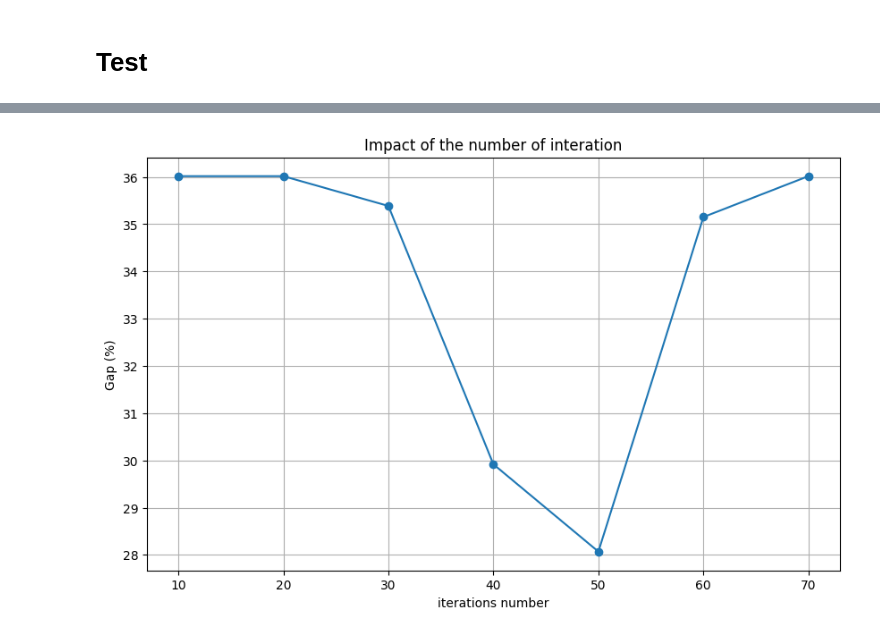
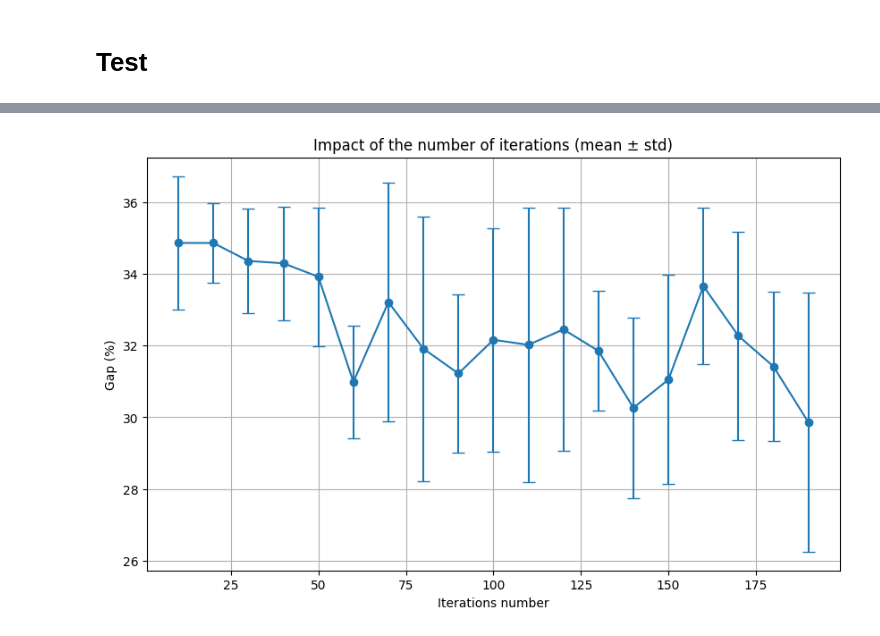
Before and after one commit to Low8/Projet_algo, a Jupyter notebook: scripts/recherche_tabu_upgrade.ipynb, the cells around one changed output, grey strips where cells are left out. Drawn from its saved outputs; the diff is of its cells as text; code cells hidden in the pictures.

```diff
--- a/scripts/recherche_tabu_upgrade.ipynb
+++ b/scripts/recherche_tabu_upgrade.ipynb
@@ -55,6 +55,7 @@ class VRPInstance:
         time_window (np.ndarray): Time windows for each client, e.g., [[a1, b1], [a2, b2], ...].
         service_time (np.ndarray): Service time required at each client.
         distance (np.ndarray): Full distance matrix between all nodes (depot + clients).
+    candidate_list (dict): Dictionary mapping each client to its K nearest neighbors.
     """
     data_set: dict
     nb_client: int
@@ -63,6 +64,7 @@ class VRPInstance:
     time_window: np.ndarray
     service_time: np.ndarray
     distance: np.ndarray
+    candidate_list: dict = None
 
 
 # Initialization
@@ -188,7 +216,9 @@ def route_total_capacity(route, instance: VRPInstance):
 # %%
 def is_route_feasable(route, instance: VRPInstance):
     """
-    Vérifie si une route est faisable en respectant les contraintes de temps et de capacité.
+    check if a route is correct or not with:
+    - each client receives their delivery on time.
+    - the total clients's demand do not exceed the maximum capacity
     """
     service_time = instance.service_time
     travel_time = instance.distance
@@ -343,19 +511,6 @@ def neighborhood(solution, nb_neighbors, nb_swaps_per_neighbor, instance: VRPIns
         neighbors(list[solution]):
             list of nb_neighbors solution's neighbor
     """
-    neighbors = []
-
-    giant_tour = merge(solution)
-    size_giant_tour = len(giant_tour)
-
-    i, j = random.sample(range(size_giant_tour), 2)
-    for _ in range(nb_neighbors):
-        neighbor_giant_tour = giant_tour.copy()
-        for _ in range(nb_swaps_per_neighbor):
-            i, j = random.sample(range(size_giant_tour), 2)
-            neighbor_giant_tour[i], neighbor_giant_tour[j] = neighbor_giant_tour[j], neighbor_giant_tour[i]
-        neighbors.append(split(neighbor_giant_tour, instance))
-    return neighbors
 # %% [markdown]
 ## Weights evaluation
 # %%
@@ -540,52 +712,70 @@ bar.close()
 # %%
-# number of neighboor test
-
-# Variables
 nb_iter_max = 1000
 step = 10
 nb_neighbors = 200
+nb_runs = 5
 tabu_size = int(np.sqrt(instance.nb_client))
 
-# initialization
+
 ini_solution_test = clark_and_wright(instance)
-iter_gap = []
-nb_iter_values = []
-time_table = []
 distance_best = total_travel_distance(instance_best_solution, instance)
 
-bar = IntProgress(min=0, max=nb_neighbors_max, layout={"width" : "100%"})
-display(bar)
+nb_iter_values = np.arange(step, nb_iter_max, step)
+gap_means = []
+gap_stds = []
+time_means = []
 
-for nb_iter in range(step, nb_iter_max, step):
-    bar.value += step
 
-    start = time.time()
-    tabu_solution = tabu_search(instance, clark, tabu_size, nb_iter, nb_neighbors, nb_swaps_per_neighbor)
-    end = time.time()
-    distance_tabu = total_travel_distance(tabu_solution, instance)
-    gap = (distance_tabu - distance_best) / distance_best * 100
+bar_global = IntProgress(min=0, max=len(nb_iter_values), layout={"width": "100%"})
+display(bar_global)
 
-    time_table.append(end - start)
-    iter_gap.append(gap)
-    nb_iter_values.append(nb_iter)
 
+for nb_iter in nb_iter_values:
+    gaps_run = []
+    times_run = []
+
+
+    bar_inner = IntProgress(min=0, max=nb_runs, layout={"width": "80%"})
+    display(bar_inner)
+
+    for r in range(nb_runs):
+        bar_inner.value = r + 1
+
+        start = time.time()
+        tabu_solution = tabu_search(instance, clark, tabu_size, nb_iter, nb_neighbors, nb_swaps_per_neighbor)
+        end = time.time()
+
+        distance_tabu = total_travel_distance(tabu_solution, instance)
+        gap = (distance_tabu - distance_best) / distance_best * 100
+
+        gaps_run.append(gap)
+        times_run.append(end - start)
+
+    gap_means.append(np.mean(gaps_run))
+    gap_stds.append(np.std(gaps_run))
+    time_means.append(np.mean(times_run))
+
+    bar_global.value += 1
 
     clear_output(wait=True)
     plt.figure(figsize=(10, 6))
-    plt.plot(nb_iter_values, iter_gap, marker='o')
-    plt.xlabel('iterations number')
+    plt.errorbar(nb_iter_values[:len(gap_means)], gap_means, yerr=gap_stds, fmt='-o', capsize=5)
+    plt.xlabel('Iterations number')
     plt.ylabel('Gap (%)')
-    plt.title('Impact of the number of interation')
-    plt.grid(True)
-    plt.show()
-    plt.figure(figsize=(10, 6))
-    plt.plot(nb_iter_values, time_table, marker='o')
-    plt.xlabel('iter number')
-    plt.ylabel('time spend')
-    plt.title('Impact of the number of iter on the time')
+    plt.title('Impact of the number of iterations (mean ± std)')
     plt.grid(True)
     plt.show()
 
-bar.close()
+    plt.figure(figsize=(10, 6))
+    plt.plot(nb_iter_values[:len(time_means)], time_means, marker='o')
+    plt.xlabel('Iterations number')
+    plt.ylabel('Average time (s)')
+    plt.title('Impact of iterations on computation time')
+    plt.grid(True)
+    plt.show()
+
+    bar_inner.close()
+
+bar_global.close()
 # %% [output]
-[figure, old version]
+[figure, new version]
```
Also changed, not shown: parts of 9 cells of this notebook.
